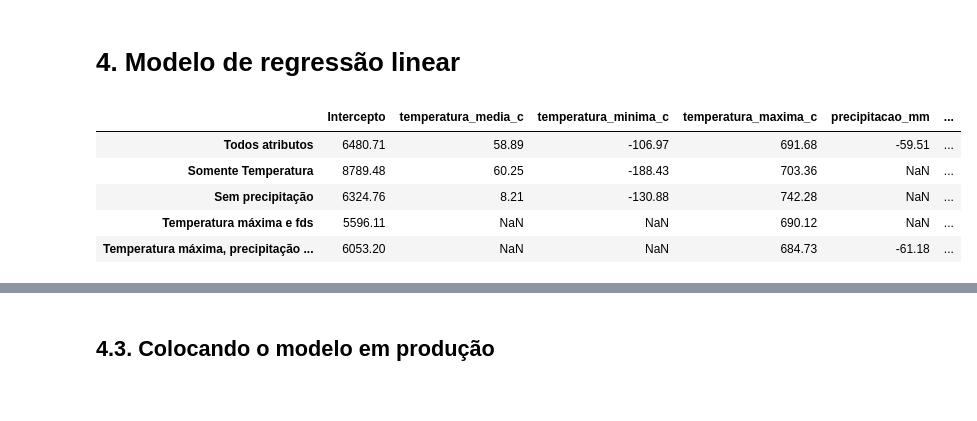
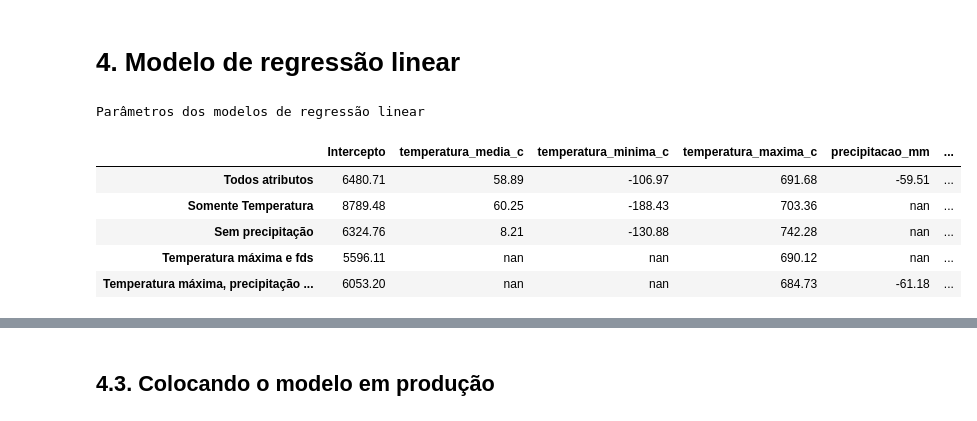
Before and after one commit to ciencia-dados-ifsp-grupo5/Beer-Consumption, a Jupyter notebook: notebooks/Beer_Consumption.ipynb, the cells around one changed output, grey strips where cells are left out. Saved outputs shown, nothing was run; the diff lists cells and outputs as text; code cells hidden in the pictures.

```diff
--- a/notebooks/Beer_Consumption.ipynb
+++ b/notebooks/Beer_Consumption.ipynb
@@ -334,18 +385,19 @@ for model in models_to_test:
 # %%
 # Parâmetros da regressão
 rows = []
 for result in results:
     row = pd.DataFrame(columns=['Intercepto'] + result.features)
     row.loc[result.name] = result.params
     rows.append(row)
-pd.concat(rows).round(2)
+pd.concat(rows).style.format('{:.2f}').set_caption('<b>Parâmetros dos modelos de regressão linear</b>')
 # %% [output]
+Parâmetros dos modelos de regressão linear
 |  | Intercepto | temperatura_media_c | temperatura_minima_c | temperatura_maxima_c | precipitacao_mm | ... |
 | Todos atributos | 6480.71 | 58.89 | -106.97 | 691.68 | -59.51 | ... |
-| Somente Temperatura | 8789.48 | 60.25 | -188.43 | 703.36 | NaN | ... |
-| Sem precipitação | 6324.76 | 8.21 | -130.88 | 742.28 | NaN | ... |
-| Temperatura máxima e fds | 5596.11 | NaN | NaN | 690.12 | NaN | ... |
-| Temperatura máxima, precipitação ... | 6053.20 | NaN | NaN | 684.73 | -61.18 | ... |
+| Somente Temperatura | 8789.48 | 60.25 | -188.43 | 703.36 | nan | ... |
+| Sem precipitação | 6324.76 | 8.21 | -130.88 | 742.28 | nan | ... |
+| Temperatura máxima e fds | 5596.11 | nan | nan | 690.12 | nan | ... |
+| Temperatura máxima, precipitação ... | 6053.20 | nan | nan | 684.73 | -61.18 | ... |
 # %%
 # Erros
 pd.DataFrame(
```
Also changed, not shown: parts of 7 cells of this notebook, 4 other files.
